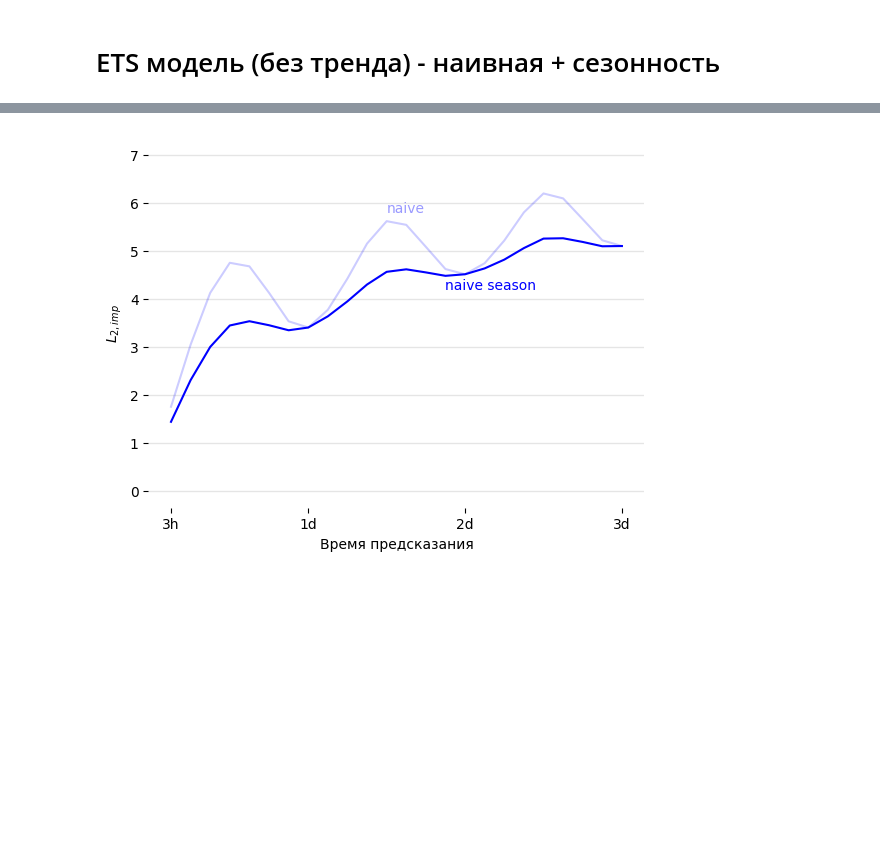
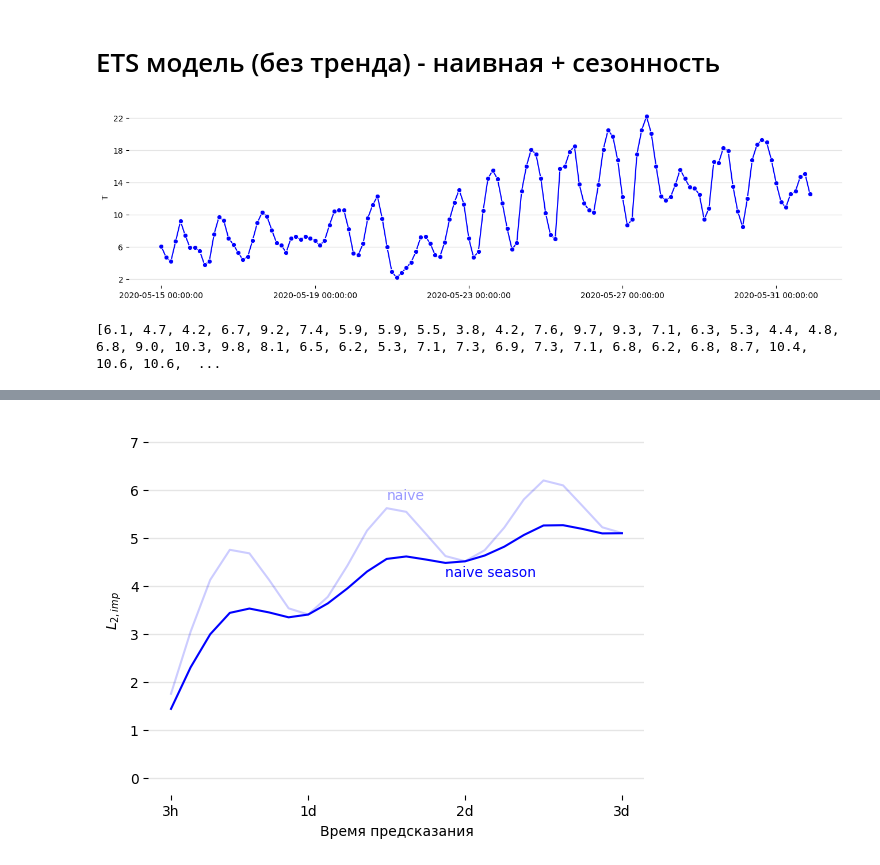
Before and after one commit to S0krat/FQW, a Jupyter notebook: ets.ipynb, the cells around one changed output, grey strips where cells are left out. Cells and saved outputs as stored; diff of their text form; code cells hidden in the pictures; blank space fills up the shorter version.

```diff
--- a/ets.ipynb
+++ b/ets.ipynb
@@ -75,5 +76,17 @@ plt.show()
 [figure]
 # %% [markdown]
 # ETS модель (без тренда) - наивная + сезонность
+# %%
+plot_series(temp[-10992:-10856], colors=['blue'])
+for h in list(range(2, 23, 4)):
+    plt.axhline(y=h, color='black', alpha=0.1, lw=1)
+plt.box(False)
+plt.xticks(list(range(0, 136, 32)))
+plt.yticks(list(range(2, 23, 4)))
+plt.show()
+print(list(temp[-10992:-10856]))
+# %% [output]
+[figure, added]
+[6.1, 4.7, 4.2, 6.7, 9.2, 7.4, 5.9, 5.9, 5.5, 3.8, 4.2, 7.6, 9.7, 9.3, 7.1, 6.3, 5.3, 4.4, 4.8, 6.8, 9.0, 10.3, 9.8, 8.1, 6.5, 6.2, 5.3, 7.1, 7.3, 6.9, 7.3, 7.1, 6.8, 6.2, 6.8, 8.7, 10.4, 10.6, 10.6,  ...
 # %%
 # 52504
```
Also changed, not shown: parts of 5 cells of this notebook, 5 other files.
